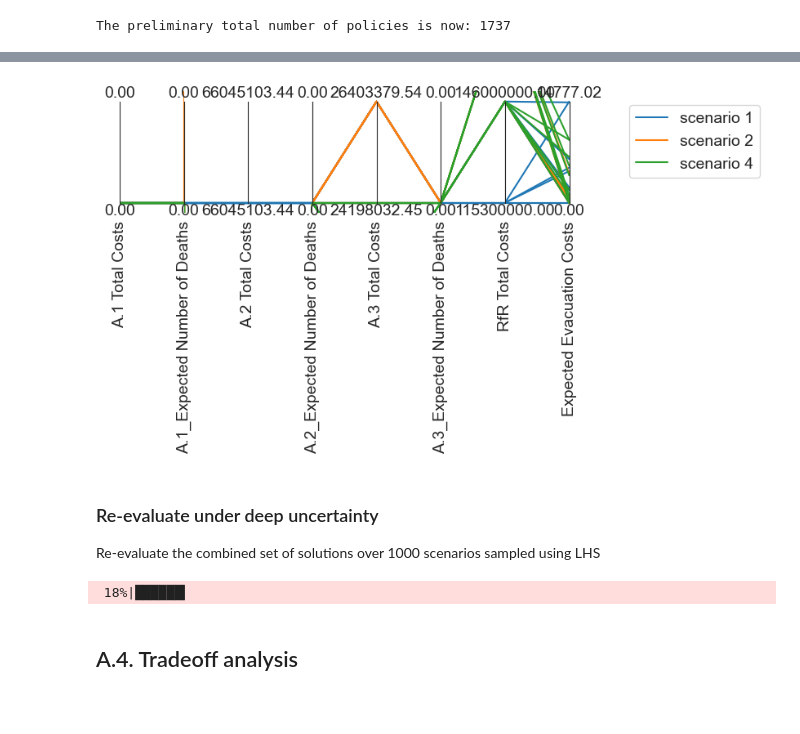
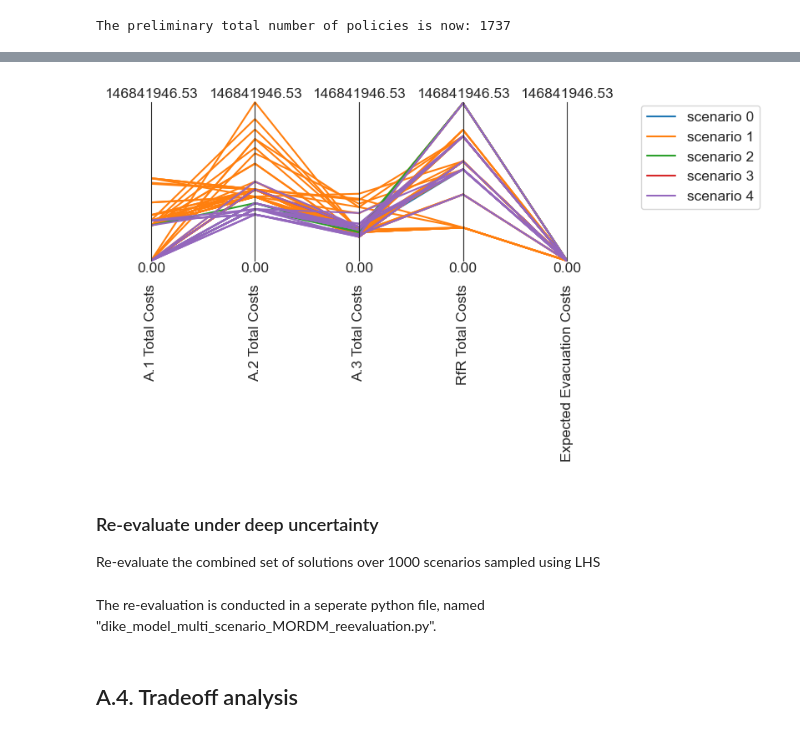
Before and after one commit to ndaswani1/EPA141A-labs, a Jupyter notebook: final assignment/dike_model_multi_scenario_MORDM.ipynb, the cells around one changed output, grey strips where cells are left out. Cells and saved outputs as stored; diff of their text form; code cells hidden in the pictures; blank space fills up the shorter version.

```diff
--- a/final assignment/dike_model_multi_scenario_MORDM.ipynb
+++ b/final assignment/dike_model_multi_scenario_MORDM.ipynb
@@ -545,3 +467,20 @@ sliced_all_pareto[1]
+# %%
+scenarios = ["reference", "67", "182", "257", "264"]
+
+sliced_all_pareto = []
+for i, result in enumerate(all_results):
+    # define threshold
+    result['Dike Ring 1 - 3 Costs'] = result[['A.1 Total Costs', 'A.2 Total Costs', 'A.3 Total Costs']].sum(axis=1)
+    result['Dike Ring 1 - 5 Costs'] = result[['A.1 Total Costs', 'A.2 Total Costs', 'A.3 Total Costs',
+                                              'A.4 Total Costs', 'A.5 Total Costs']].sum(axis=1)
+    result['A3ratio'] = result['A.3 Total Costs'] / result['Dike Ring 1 - 3 Costs']
+    result['ProvinceGratio'] = result['Dike Ring 1 - 3 Costs'] / result['Dike Ring 1 - 5 Costs']
+    # constraint results
+    result = result.loc[result['RfR Total Costs'] < 150e6]
+    result = result.loc[result['A3ratio'] < 0.5]
+    result = result.loc[result['ProvinceGratio'] < 0.5]
+    # add sliced dataset to list
+    sliced_all_pareto.append(result)
 # %%
 policies = []
 for scenario_nr, scenario_result in enumerate(sliced_all_pareto):
@@ -576,19 +495,27 @@ policies
+# %%
+normalize = True
 # %%
-data = sliced_all_pareto[1].loc[:, ['A.1 Total Costs', 'A.1_Expected Number of Deaths', 'A.2 Total Costs', 'A.2_Expected Number of Deaths', 'A.3 Total Costs', 'A.3_Expected Number of Deaths','RfR Total Costs', 'Expected Evacuation Costs']]
+data = sliced_all_pareto[1].loc[:, ['A.1 Total Costs', 'A.2 Total Costs', 'A.3 Total Costs', 'RfR Total Costs', 'Expected Evacuation Costs']]
 limits = parcoords.get_limits(data)
-paraxes = parcoords.ParallelAxes(limits)
+if normalize == True:
+    # define more specific limits
+    max_costs = data.loc[:, ['A.1 Total Costs', 'A.2 Total Costs', 'A.3 Total Costs', 'RfR Total Costs', 'Expected Evacuation Costs']].max().max()
+    limits.loc[0, ['A.1 Total Costs', 'A.2 Total Costs', 'A.3 Total Costs', 'RfR Total Costs', 'Expected Evacuation Costs']] = max_costs
+    limits.loc[1, :] = 0
+paraxes = parcoords.ParallelAxes(limits, fontsize=12.5)
 colors = iter(sns.color_palette())
 for scenario_nr, scenario_result in enumerate(sliced_all_pareto):
     if scenario_result.empty:
         continue
     else:
         color = next(colors)
-        data = scenario_result.loc[:, ['A.1 Total Costs', 'A.1_Expected Number of Deaths', 'A.2 Total Costs', 'A.2_Expected Number of Deaths', 'A.3 Total Costs', 'A.3_Expected Number of Deaths','RfR Total Costs', 'Expected Evacuation Costs']]
+        data = scenario_result.loc[:, ['A.1 Total Costs', 'A.2 Total Costs', 'A.3 Total Costs', 'RfR Total Costs', 'Expected Evacuation Costs']]
+
         paraxes.plot(data, label=f'scenario {scenario_nr}', color=color)
 paraxes.legend()
 plt.show()
 # %% [output]
-[figure, old version]
+[figure, new version]
 # %% [markdown]
 ### Re-evaluate under deep uncertainty
 Re-evaluate the combined set of solutions over 1000 scenarios sampled using LHS
@@ -595,6 +524,5 @@ Re-evaluate the combined set of solutions over 1000 scenarios sampled using LHS
 # %%
-model, steps = get_model_for_problem_formulation(3)
-with MultiprocessingEvaluator(model) as evaluator:
-    reeevaluation_results = evaluator.perform_experiments(1000, policies=policies)
+# with MultiprocessingEvaluator(model) as evaluator:
+#     reeevaluation_results = evaluator.perform_experiments(1000, policies=policies)
-# %% [output]
- 18%|██████▍
+# %% [markdown]
+The re-evaluation is conducted in a seperate python file, named "dike_model_multi_scenario_MORDM_reevaluation.py".
```
Also changed, not shown: parts of 19 cells of this notebook, 5 other files.
